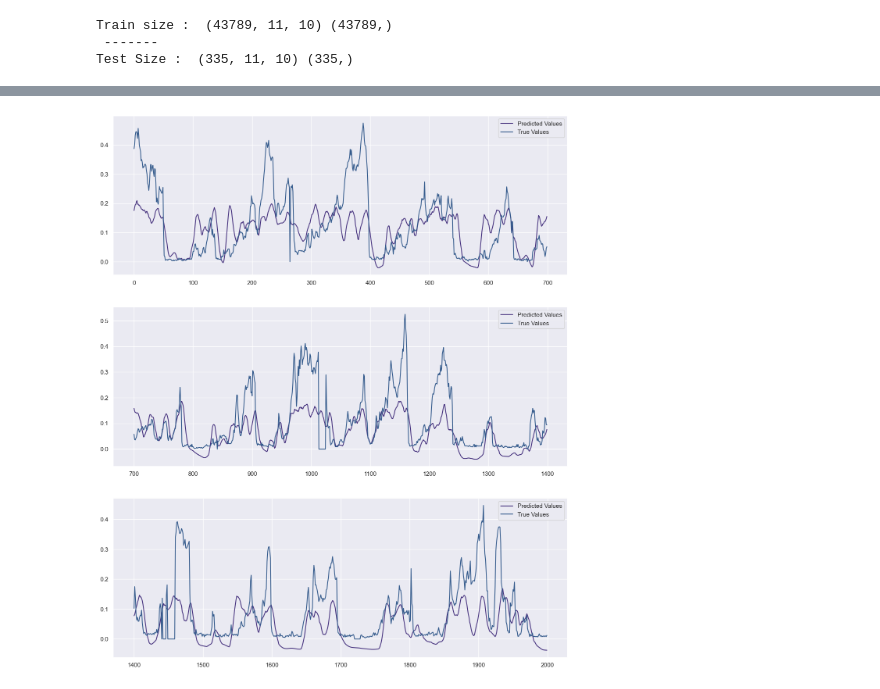
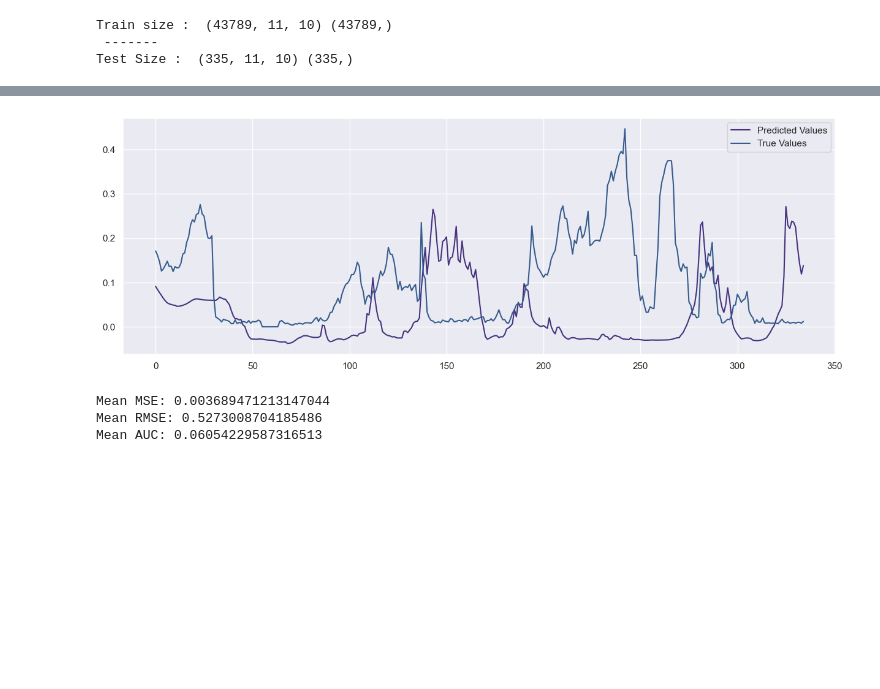
Before and after one commit to MilicaRangelov/Masinsko_ucenje, a Jupyter notebook: treci_projekat/air_pollution_forecast.ipynb, the cells around one changed output, grey strips where cells are left out. Saved outputs shown, nothing was run; the diff lists cells and outputs as text; code cells hidden in the pictures; blank space fills up the shorter version.

```diff
--- a/treci_projekat/air_pollution_forecast.ipynb
+++ b/treci_projekat/air_pollution_forecast.ipynb
@@ -478,21 +520,0 @@ test_results.head()
-# %%
-plt.figure(figsize=(15, 18))
-plt.subplot(3, 1, 1)
-
-plt.plot(test_results['Train Predictions'][:700], label='Predicted Values')
-
-plt.plot(test_results['Actual'][:700], label='True Values')
-
-plt.legend()
-plt.subplot(3, 1, 2)
-plt.plot(test_results['Train Predictions'][700:1400], label='Predicted Values')
-plt.plot(test_results['Actual'][700:1400], label='True Values')
-plt.legend()
-plt.subplot(3, 1, 3)
-plt.plot(test_results['Train Predictions'][1400:], label='Predicted Values')
-plt.plot(test_results['Actual'][1400:], label='True Values')
-plt.legend()
-
-plt.show()
-# %% [output]
-[figure, removed]
@@ -504,3 +521,19 @@ y_train = y_train[:-2000]
+# %%
+plt.figure(figsize=(15, 5))
+
+plt.plot(test_results['Train Predictions'][:], label='Predicted Values')
+plt.plot(test_results['Actual'][:], label='True Values')
+plt.legend()
+
+plt.show()
+# %% [output]
+[figure, added]
+# %%
+cross_validate_model(X_train, y_train, model, 'mse', Adam(learning_rate=0.001), [RootMeanSquaredError(), 'auc'])
+# %% [output]
+Mean MSE: 0.003689471213147044
+Mean RMSE: 0.5273008704185486
+Mean AUC: 0.06054229587316513
 # %%
 model = Sequential()
 model.add(LSTM(32, input_shape=(
```
Also changed, not shown: parts of 36 cells of this notebook.
